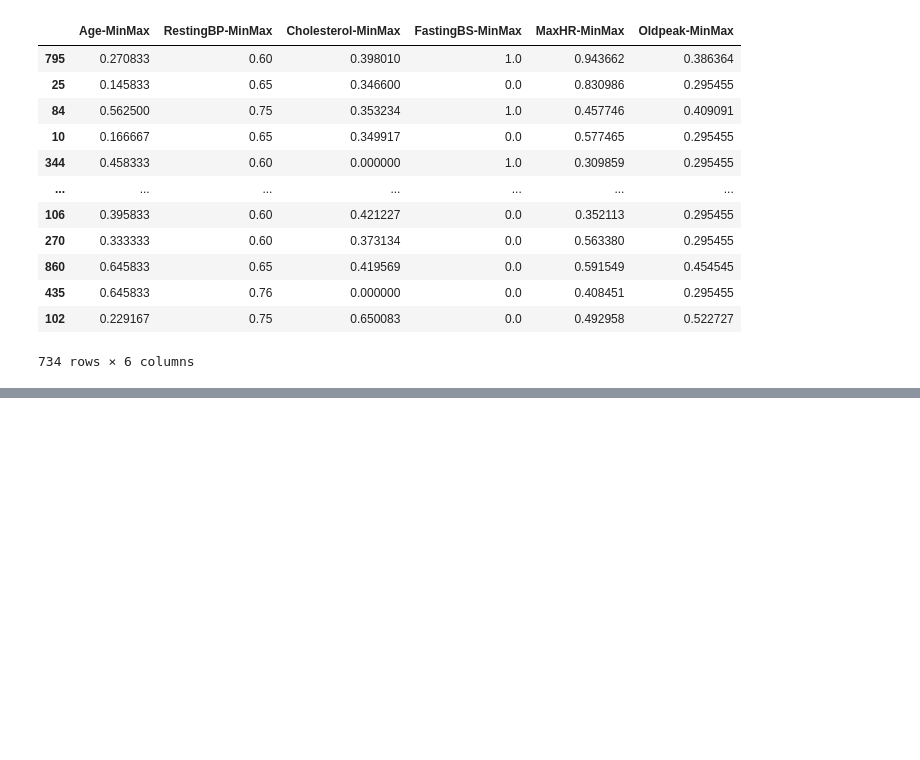
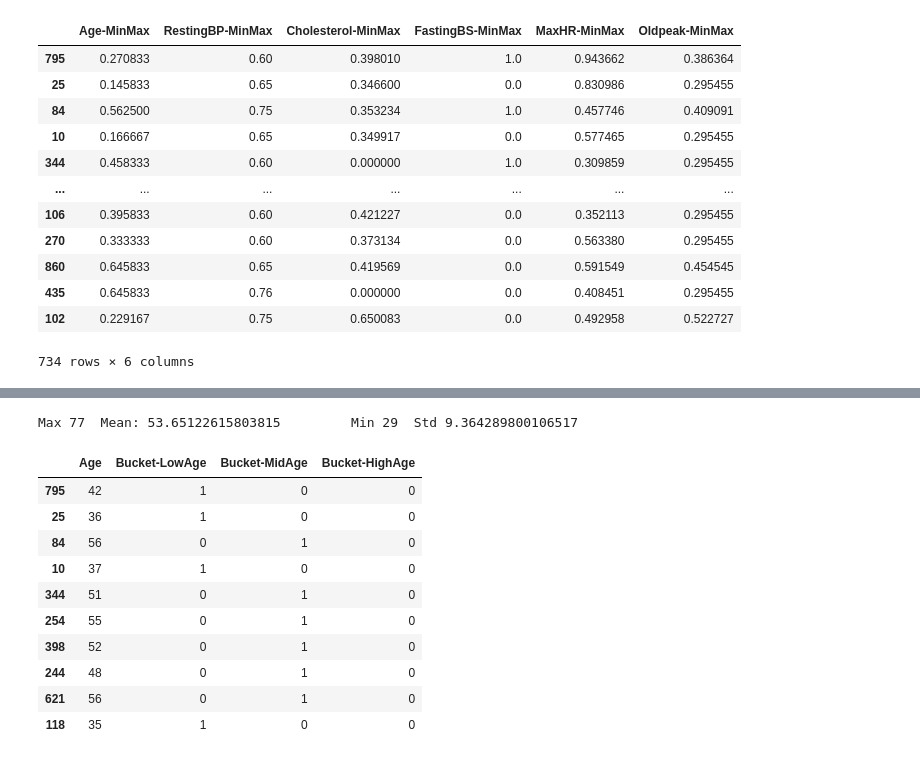
Before and after one commit to Azwadd/CS_59866, a Jupyter notebook: Homeworks/Homework 3/HW03.ipynb, the cells around one changed output, grey strips where cells are left out. Cells and saved outputs as stored; diff of their text form; code cells hidden in the pictures; blank space fills up the shorter version.

```diff
--- a/Homeworks/Homework 3/HW03.ipynb
+++ b/Homeworks/Homework 3/HW03.ipynb
@@ -430,3 +358,23 @@ NameError: name 'custom_Oldpeak' is not defined
+# %%
+# Feature Engineering --> 5th custom feature
+# A feature cross of a bucketized version of OldPeak and MaxHR for example HighOldpeak_X_LowMaxHR
+print("Max", X_train["Age"].max(), "\tMean:", X_train["Age"].mean(), "\tMin", X_train["Age"].min(), "\tStd", X_train["Age"].std())
+bucketized_Age_list = bucketized_feature((X_train, X_test), "Age", (45, 60))
+for i in bucketized_Age_list: custom_features.append(i)
+X_train[["Age"] + bucketized_Age_list].head(10)
+# %% [output]
+Max 77  Mean: 53.65122615803815         Min 29  Std 9.364289800106517
+|  | Age | Bucket-LowAge | Bucket-MidAge | Bucket-HighAge |
+| 795 | 42 | 1 | 0 | 0 |
+| 25 | 36 | 1 | 0 | 0 |
+| 84 | 56 | 0 | 1 | 0 |
+| 10 | 37 | 1 | 0 | 0 |
+| 344 | 51 | 0 | 1 | 0 |
+| 254 | 55 | 0 | 1 | 0 |
+| 398 | 52 | 0 | 1 | 0 |
+| 244 | 48 | 0 | 1 | 0 |
+| 621 | 56 | 0 | 1 | 0 |
+| 118 | 35 | 1 | 0 | 0 |
 # %%
 # Feature Experiments: All features with no scaling on numeric features and OneHot for categorical. No custom features.
 # Experiment 1 - All features with no scaling on numeric features and OneHot for categorical. No custom features.
```
Also changed, not shown: parts of 12 cells of this notebook.
